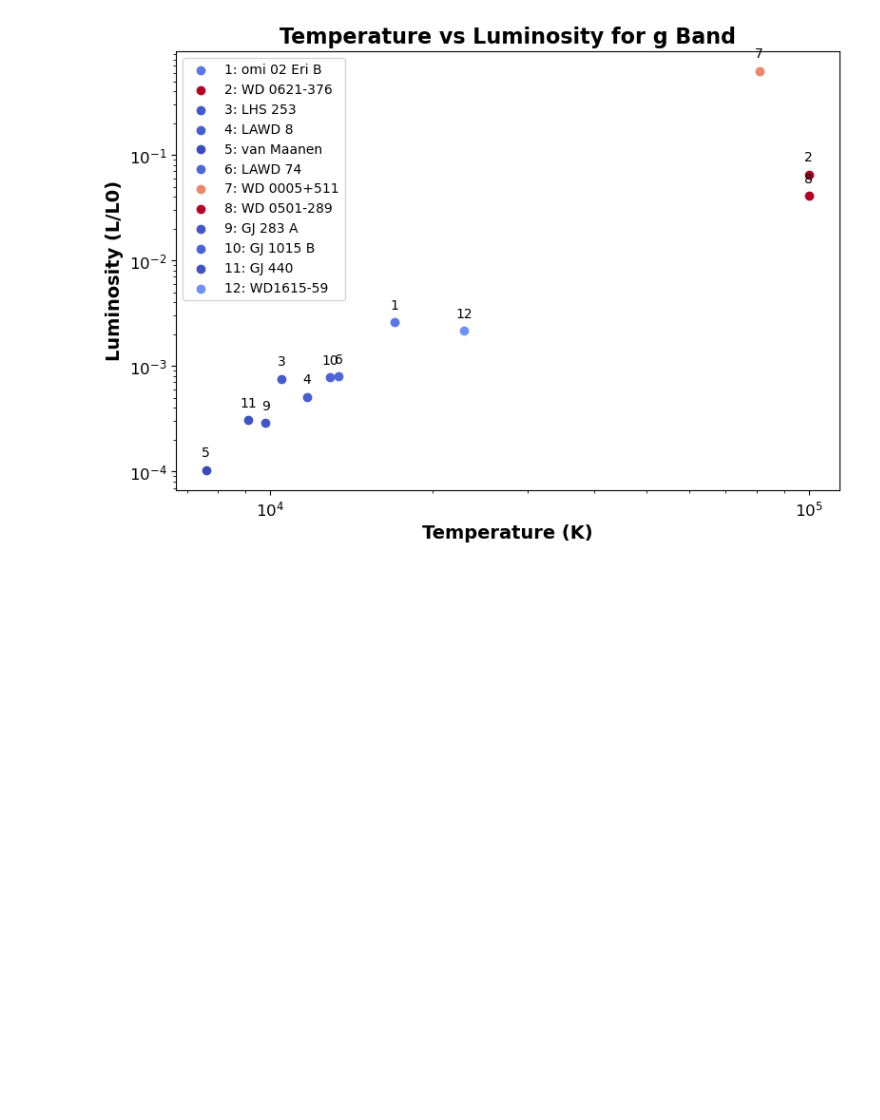
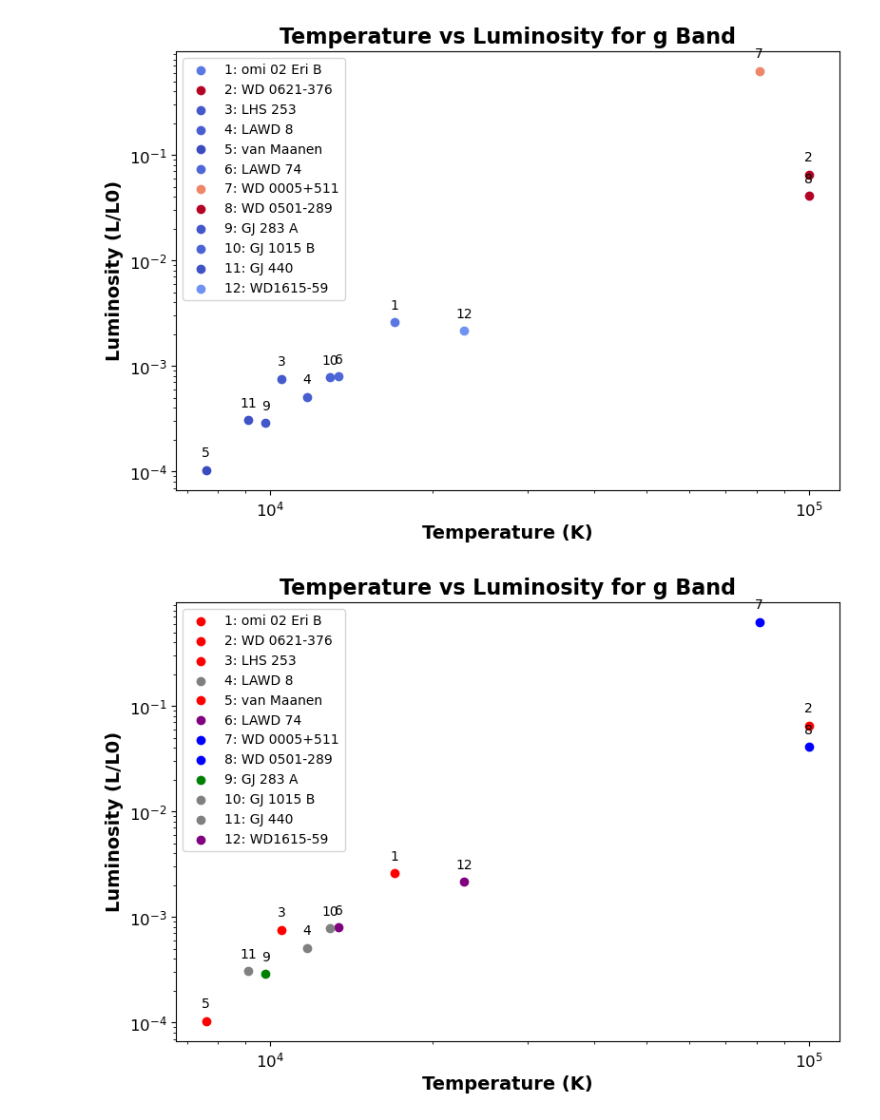
Before and after one commit to wcmelby/Phys_134L, a Jupyter notebook: Image_Analysis.ipynb, the cells around one changed output. Drawn from its saved outputs; the diff is of its cells as text; code cells hidden in the pictures; blank space fills up the shorter version.

Commit message:
saved final plots

```diff
--- a/Image_Analysis.ipynb
+++ b/Image_Analysis.ipynb
@@ -164,0 +179,14 @@ solar_luminosity = 3.846e26
+# %%
+literature_apparent_mags_V = [9.52, 12.09, 11.86, 13.84, 12.38, 12.31, 13.32, 13.58, 13.06, 14.08, 11.5, 14.09]
+literature_temperatures = [16265, 66060, 9086, 9278, 6455, 10805, 100000000, 73751, 7650, 10487, 8062, 15349]
+literature_distances = [5.0077, 76.69, 8.52, 16.7615, 4.32, 10.51, 415, 138.25, 9.15, 22.9, 4.64, 36.06]
+# %%
+literature_absolute_mags = []
+for i in range(len(literature_apparent_mags_V)):
+    literature_absolute_mags.append(literature_apparent_mags_V[i] - 5 * (np.log10(literature_distances[i]) - 1))
+
+literature_luminosities = []
+for i in range(len(literature_apparent_mags_V)):
+    literature_luminosities.append(calculate_luminosity(literature_absolute_mags[i]))
+
+print(literature_luminosities)
@@ -219,3 +250,41 @@ plt.legend(fontsize=10)
 plt.show()
 # %% [output]
 [figure]
+# %%
+temperatures = []
+luminosities = []
+star_names = ['omi 02 Eri B', 'WD 0621-376', 'LHS 253', 'LAWD 8', 'van Maanen', 'LAWD 74', 'WD 0005+511', 'WD 0501-289', 'GJ 283 A', 'GJ 1015 B', 'GJ 440', 'WD1615-59']
+star_types = ['DA', 'DA', 'DA', 'DQ', 'DA', 'DB', 'DO', 'DO', 'DZ', 'DQ', 'DQ', 'DB']
+
+# Define color mapping for star types
+color_map = {
+    'DA': 'red',
+    'DC': 'black',
+    'DO': 'blue',
+    'DZ': 'green',
+    'DQ': 'grey',
+    'DB': 'purple'
+}
+
+for i in range(1, 13):
+    temp = globals()[f'temp{i}']
+    luminosity = globals()[f'luminosity{i}']
+    temperatures.append(temp[0])
+    luminosities.append(luminosity[0]/solar_luminosity) # g band, normalize by solar luminosity
+
+plt.figure(figsize=(9, 6))
+
+for i, name in enumerate(star_names):
+    plt.scatter(temperatures[i], luminosities[i], color=color_map[star_types[i]], label=f'{i+1}: {name}')
+    plt.annotate(i+1, (temperatures[i], luminosities[i]), textcoords="offset points", xytext=(0,10), ha='center')
+
+plt.xscale('log')
+plt.yscale('log')
+plt.xlabel('Temperature (K)', fontweight='bold', fontsize=14)
+plt.ylabel('Luminosity (L/L0)', fontweight='bold', fontsize=14)
+plt.title('Temperature vs Luminosity for g Band', fontsize=16, fontweight='bold')
+plt.tick_params(axis='both', which='major', labelsize=12)
+plt.legend(fontsize=10)
+plt.show()
+# %% [output]
+[figure, added]
```
Also changed, not shown: parts of 8 cells of this notebook, 6 other files.
